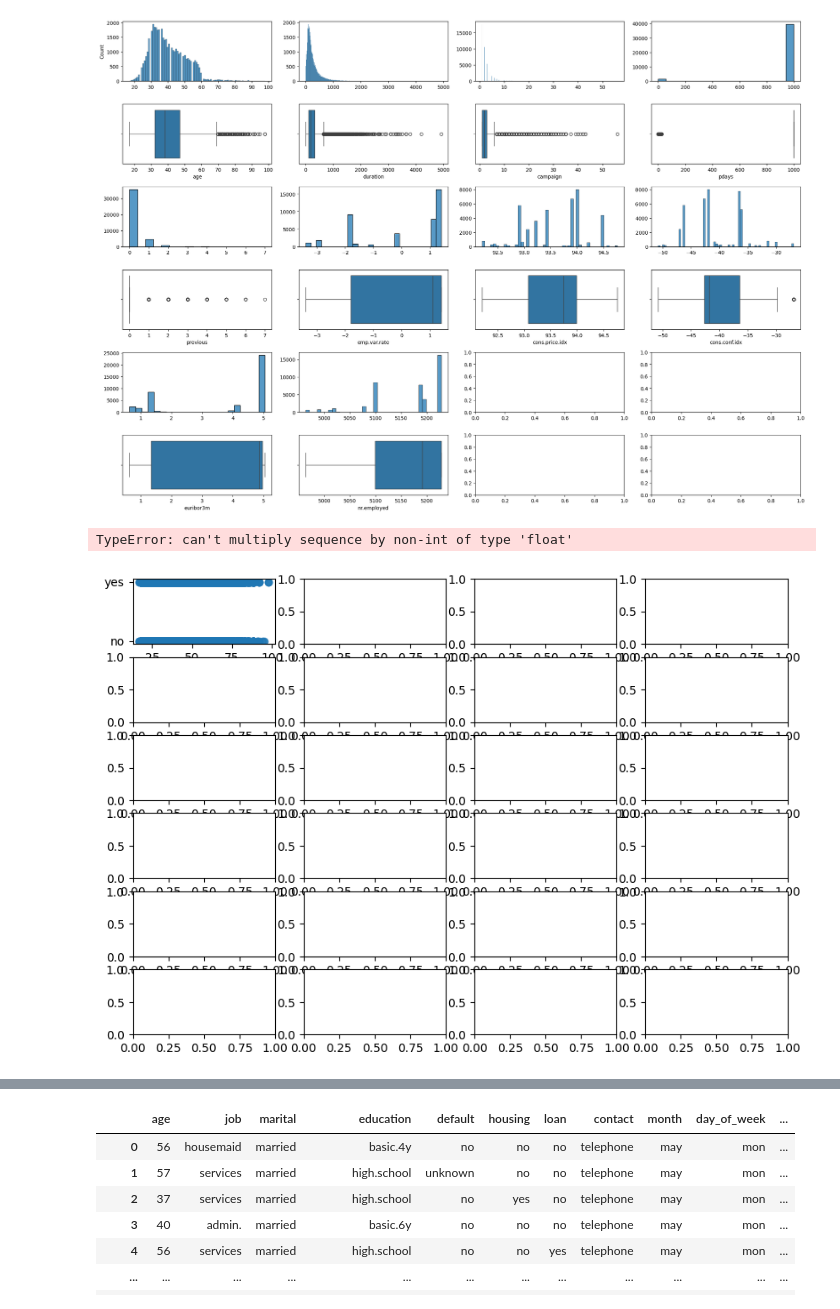
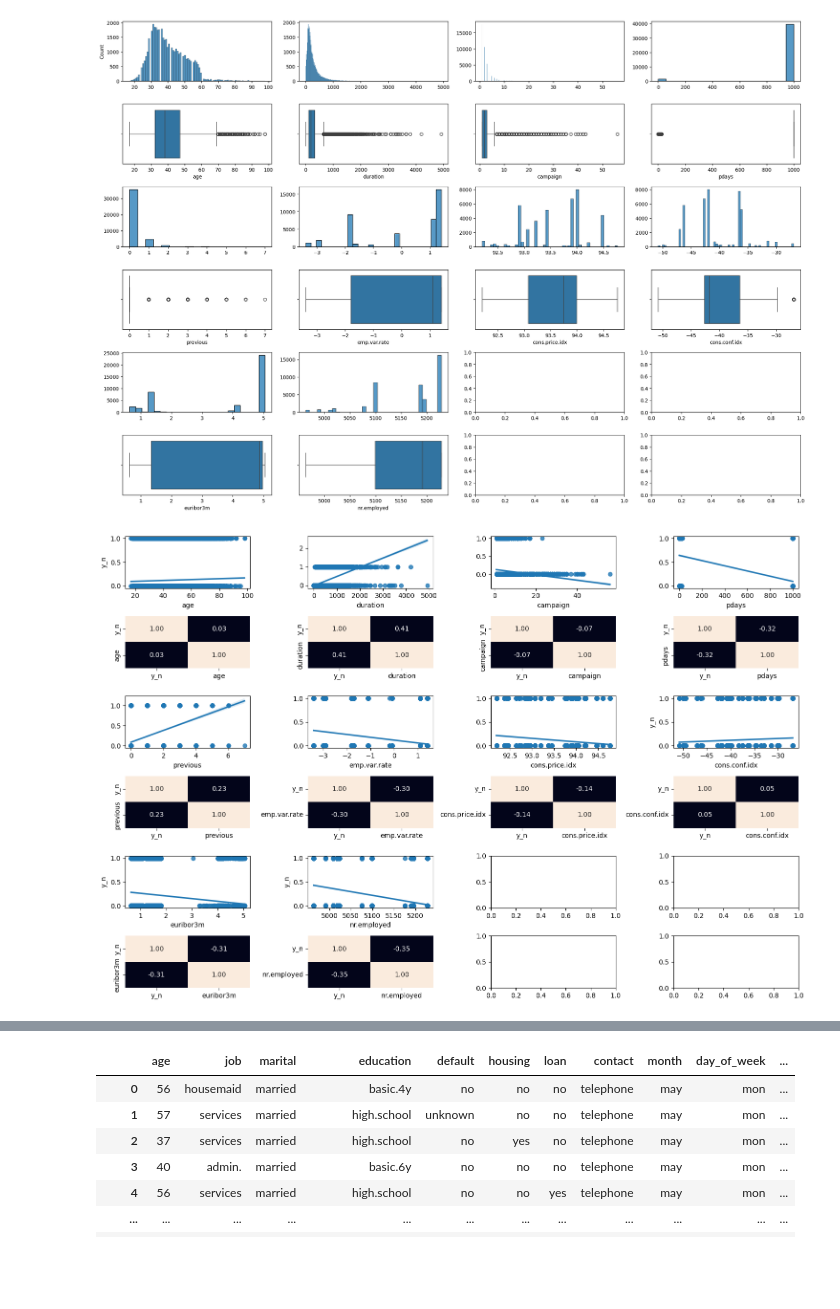
Before and after one commit to 4GeeksAcademy/machine-learning-python-template-1904, a Jupyter notebook: src/explore.ipynb, the cells around one changed output, grey strips where cells are left out. Saved outputs shown, nothing was run; the diff lists cells and outputs as text; code cells hidden in the pictures; blank space fills up the shorter version.

```diff
--- a/src/explore.ipynb
+++ b/src/explore.ipynb
@@ -143,31 +143,31 @@ plt.show()
 [figure]
 # %%
 #Analisis numerico-numerico
-fig, axis = plt.subplots(6, 4, figsize = (10, 7))
+df['y_n']=pd.factorize(df['y'])[0]                  #Factorizar la variable objetivo para relacionarla con las variables numericas
+fig, axis = plt.subplots(6, 4, figsize = (15, 10))
 
-sns.regplot(ax = axis[0, 0], data = df, x = "age", y = "y")
-sns.heatmap(df[["y", "age"]].corr(), annot = True, fmt = ".2f", ax = axis[1, 0], cbar = False)
-sns.regplot(ax = axis[0, 1], data = df, x = "duration", y = "y").set(ylabel=None)
-sns.heatmap(df[["y", "duration"]].corr(), annot = True, fmt = ".2f", ax = axis[1, 1])
-sns.regplot(ax = axis[0, 2], data = df, x = "campaign", y = "y").set(ylabel=None)
-sns.heatmap(df[["y", "campaign"]].corr(), annot = True, fmt = ".2f", ax = axis[1, 2])
-sns.regplot(ax = axis[0, 3], data = df, x = "pdays", y = "y").set(ylabel=None)
-sns.heatmap(df[["y", "pdays"]].corr(), annot = True, fmt = ".2f", ax = axis[1, 3])
-sns.regplot(ax = axis[2, 0], data = df, x = "previous", y = "y").set(ylabel=None)
-sns.heatmap(df[["y", "previous"]].corr(), annot = True, fmt = ".2f", ax = axis[3, 0])
-sns.regplot(ax = axis[2, 1], data = df, x = "emp.var.rate", y = "y").set(ylabel=None)
-sns.heatmap(df[["y", "emp.var.rate"]].corr(), annot = True, fmt = ".2f", ax = axis[3, 1])
-sns.regplot(ax = axis[2, 2], data = df, x = "cons.price.idx", y = "y").set(ylabel=None)
-sns.heatmap(df[["y", "cons.price.idx"]].corr(), annot = True, fmt = ".2f", ax = axis[3, 2])
-sns.regplot(ax = axis[2, 3], data = df, x = "cons.conf.idx", y = "y")
-sns.heatmap(df[["y", "cons.conf.idx"]].corr(), annot = True, fmt = ".2f", ax = axis[3, 3], cbar = False)
-sns.regplot(ax = axis[4, 0], data = df, x = "euribor3m", y = "y")
-sns.heatmap(df[["y", "euribor3m"]].corr(), annot = True, fmt = ".2f", ax = axis[5, 0], cbar = False)
-sns.regplot(ax = axis[4, 1], data = df, x = "nr.employed", y = "y")
-sns.heatmap(df[["y", "nr.employed"]].corr(), annot = True, fmt = ".2f", ax = axis[5, 1], cbar = False)
+sns.regplot(ax = axis[0, 0], data = df, x = "age", y = "y_n")
+sns.heatmap(df[["y_n", "age"]].corr(), annot = True, fmt = ".2f", ax = axis[1, 0], cbar = False)
+sns.regplot(ax = axis[0, 1], data = df, x = "duration", y = "y_n").set(ylabel=None)
+sns.heatmap(df[["y_n", "duration"]].corr(), annot = True, fmt = ".2f", ax = axis[1, 1], cbar = False)
+sns.regplot(ax = axis[0, 2], data = df, x = "campaign", y = "y_n").set(ylabel=None)
+sns.heatmap(df[["y_n", "campaign"]].corr(), annot = True, fmt = ".2f", ax = axis[1, 2], cbar = False)
+sns.regplot(ax = axis[0, 3], data = df, x = "pdays", y = "y_n").set(ylabel=None)
+sns.heatmap(df[["y_n", "pdays"]].corr(), annot = True, fmt = ".2f", ax = axis[1, 3], cbar = False)
+sns.regplot(ax = axis[2, 0], data = df, x = "previous", y = "y_n").set(ylabel=None)
+sns.heatmap(df[["y_n", "previous"]].corr(), annot = True, fmt = ".2f", ax = axis[3, 0], cbar = False)
+sns.regplot(ax = axis[2, 1], data = df, x = "emp.var.rate", y = "y_n").set(ylabel=None)
+sns.heatmap(df[["y_n", "emp.var.rate"]].corr(), annot = True, fmt = ".2f", ax = axis[3, 1], cbar = False)
+sns.regplot(ax = axis[2, 2], data = df, x = "cons.price.idx", y = "y_n").set(ylabel=None)
+sns.heatmap(df[["y_n", "cons.price.idx"]].corr(), annot = True, fmt = ".2f", ax = axis[3, 2], cbar = False)
+sns.regplot(ax = axis[2, 3], data = df, x = "cons.conf.idx", y = "y_n")
+sns.heatmap(df[["y_n", "cons.conf.idx"]].corr(), annot = True, fmt = ".2f", ax = axis[3, 3], cbar = False)
+sns.regplot(ax = axis[4, 0], data = df, x = "euribor3m", y = "y_n")
+sns.heatmap(df[["y_n", "euribor3m"]].corr(), annot = True, fmt = ".2f", ax = axis[5, 0], cbar = False)
+sns.regplot(ax = axis[4, 1], data = df, x = "nr.employed", y = "y_n")
+sns.heatmap(df[["y_n", "nr.employed"]].corr(), annot = True, fmt = ".2f", ax = axis[5, 1], cbar = False)
 
 plt.tight_layout()
 plt.show()
 # %% [output]
-TypeError: can't multiply sequence by non-int of type 'float'
-[figure, old version]
+[figure, new version]
```
Also changed, not shown: parts of 7 cells of this notebook.
